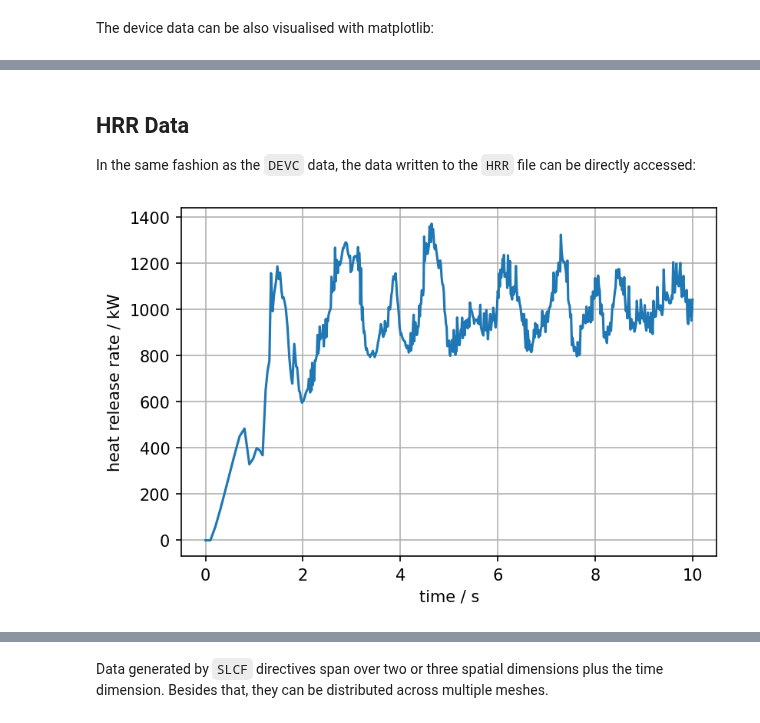
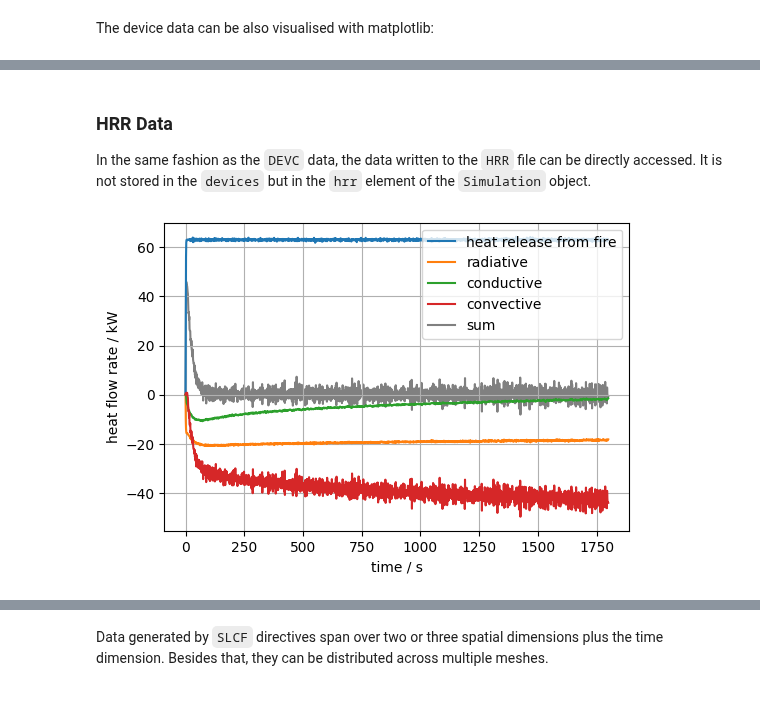
Before and after one commit to FireDynamics/LectureFireSimulation, a Jupyter notebook: _sources/content/tools/03_analysis/02_fdsreader.ipynb, the cells around one changed output, grey strips where cells are left out. Saved outputs shown, nothing was run; the diff lists cells and outputs as text; code cells hidden in the pictures.

```diff
--- a/_sources/content/tools/03_analysis/02_fdsreader.ipynb
+++ b/_sources/content/tools/03_analysis/02_fdsreader.ipynb
@@ -7,3 +7,18 @@ It is freely available and open source. The source code is hosted at GitHub: [Fi
+# %%
+import matplotlib
+import matplotlib.pyplot as plt
+plt.rcParams['figure.figsize'] = (6, 4)
+
+import numpy as np
+
+from IPython.display import display
+from PIL import Image
+
+import os
+# check for set environment variable JB_NOSHOW
+show = True
+if 'JB_NOSHOW' in os.environ:
+    show = False
 # %% [markdown]
 ## Installation
 
@@ -38,6 +61,6 @@ Next, the reader needs to be pointed to the directory, which contains the simula
 # %%
 # define the path to the data
-path_to_data = '../../../../data/fdsreader/example_01/rundir'
+path_to_data = 'data/fdsreader/new_example_simple_01'
 
 sim = fdsreader.Simulation(path_to_data)
 # %% [markdown]
@@ -109,6 +126,3 @@ array([ 0.        ,  0.1       ,  0.2       ,  0.3       ,  0.4       ,
 # %% [markdown]
 The device data can be also visualised with matplotlib:
-# %%
-import matplotlib.pyplot as plt
-plt.rcParams['figure.dpi'] = 150
 # %%
@@ -139,11 +187,28 @@ plt.grid()
 # %% [markdown]
-## HRR Data
+### HRR Data
 
-In the same fashion as the `DEVC` data, the data written to the `HRR` file can be directly accessed:
+In the same fashion as the `DEVC` data, the data written to the `HRR` file can be directly accessed. It is not stored in the `devices` but in the `hrr` element of the `Simulation` object.
 # %%
-plt.plot(sim.hrr['Time'], sim.hrr['HRR'])
+plt.plot(sim.hrr['Time'], sim.hrr['HRR'], label='heat release from fire')
+
+plt.plot(sim.hrr['Time'], sim.hrr['Q_RADI'], label='radiative')
+plt.plot(sim.hrr['Time'], sim.hrr['Q_COND'], label='conductive')
+plt.plot(sim.hrr['Time'], sim.hrr['Q_CONV'], label='convective')
+
+plt.plot(sim.hrr['Time'],
+         sim.hrr['HRR'] + sim.hrr['Q_RADI'] + sim.hrr['Q_COND'] + sim.hrr['Q_CONV'],
+         color='grey', label='sum', zorder=0)
+
 plt.xlabel('time / s')
-plt.ylabel('heat release rate / kW')
+plt.ylabel('heat flow rate / kW')
+plt.legend()
+
 plt.grid()
+
+# save output to file
+plt.savefig('figs/hrr_demo_01.svg', bbox_inches='tight')
+
+# supress double output on webpage
+if not show: plt.close()
 # %% [output]
-[figure, old version]
+[figure, new version]
```
Also changed, not shown: parts of 42 cells of this notebook, 55 other files.
